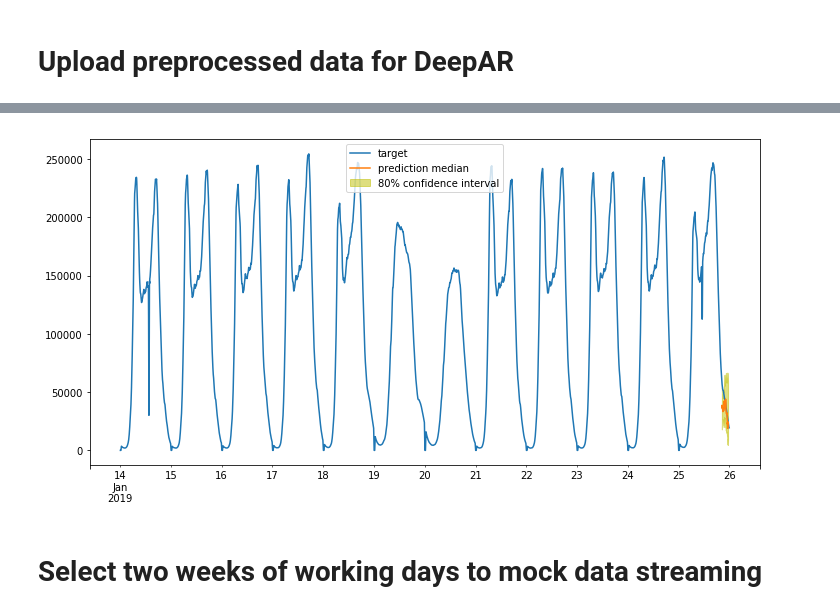
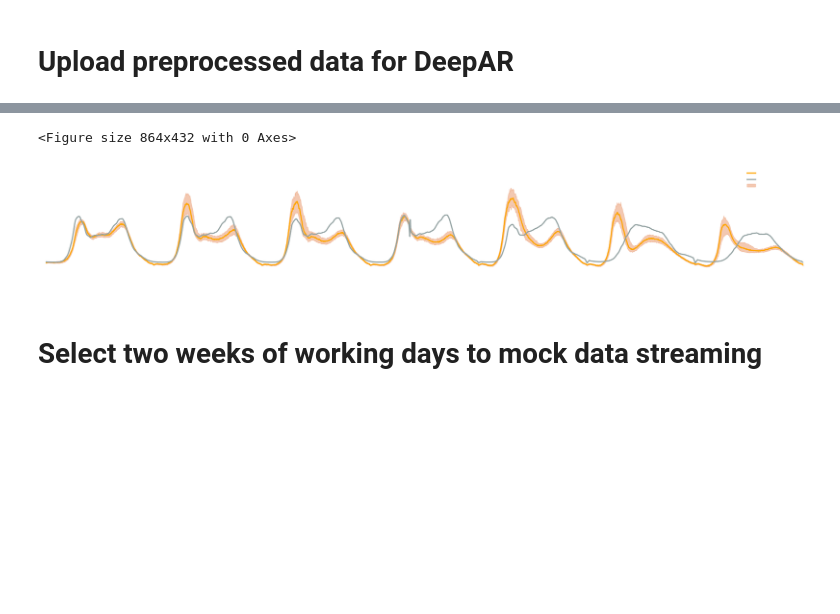
Before and after one commit to AlexandreRozier/BigDataAnalytics, a Jupyter notebook: utils/data-preprocessing.ipynb, the cells around one changed output, grey strips where cells are left out. Saved outputs shown, nothing was run; the diff lists cells and outputs as text; code cells hidden in the pictures; blank space fills up the shorter version.

```diff
--- a/utils/data-preprocessing.ipynb
+++ b/utils/data-preprocessing.ipynb
@@ -229,23 +237,3 @@ predictor = DeepARPredictor(
     sagemaker_session=sagemaker_session,
     content_type="application/json"
 )
-# %%
-
-predictor.set_prediction_parameters(freq=data_freq, prediction_length=n_3h_datapoints)
-predictions = predictor.predict([series[-45:-42]],
-                                [[list(holidays_feature_serie[-3:])+[0 for i in range(n_3h_datapoints)],
-                                    list(weekends_feature_series[-3:])+[0 for i in range(n_3h_datapoints)]]
-                                ])
-
-
-for k in range(len(predictions)):
-    plt.figure(figsize=(12,6))
-    series[test_idx].plot(label='target')
-    p10 = predictions[k]['0.1']
-    p90 = predictions[k]['0.9']
-    plt.fill_between(p10.index, p10, p90, color='y', alpha=0.5, label='80% confidence interval')
-    predictions[k]['0.5'].plot(label='prediction median')
-    plt.legend()
-    plt.show()
-# %% [output]
-[figure, removed]
@@ -252,3 +250,58 @@ for k in range(len(predictions)):
+# %%
+#predictions[0].to_csv('deepar_weekly_trained_weekends.csv')
+predictions = [pd.read_csv('deepar_no_dyn.csv')]
+for k in range(len(predictions)):
+    plt.figure(figsize=(12,6))
+    # series[test_idx].plot(label='target')
+    p10 = predictions[k]['0.1']
+    p90 = predictions[k]['0.9']
+    #plt.fill_between(p10.index, p10, p90, color='y', alpha=0.5, label='80% confidence interval')
+    #predictions[k]['0.5'].plot(label='prediction median')
+    #plt.legend()
+    #plt.show()
+
+
+    fig, ax = plt.subplots(1,figsize=(32,5))
+
+    c = 'white'
+    ax.plot(np.arange(len(predictions[k])),predictions[k]["0.5"].values,linewidth=2.8,color='orange',label='Expected Value')
+    ax.plot(np.arange(len(series[test_idx])),series[test_idx].values, label='Ground truth',color="#93A2A2",linewidth=2.8)
+    ax.fill_between(
+        np.arange(len(predictions[k])),
+        p10,
+        p90,
+        color='#E99365',
+        alpha=0.5,
+        label='Standard Deviation'
+    )
+    ax.set_ylim(-100000,500000)
+    ax.set_yticks(np.linspace(0,500000,4))
+    ax.set_yticklabels(np.linspace(0,3,4,dtype='int'))
+    #     ax.set_ylabel('100k requests per 5min',fontdict=dict(color=c,size=10))
+    ax.axes.yaxis.set_visible(False)
+    ax.set_xticks(np.linspace(0,len(predictions[k]),8))
+    ax.set_xticklabels(['Mon','Tue','Wed','Thu','Fri','Sat','Sun'])
+    ax.set_xlim(0,len(predictions[k]))
+    ax.spines['bottom'].set_color('grey')
+    ax.spines['bottom'].set_alpha(0)
+    ax.spines['top'].set_color('grey')
+    ax.spines['top'].set_alpha(0)
+    ax.spines['right'].set_color('grey')
+    ax.spines['right'].set_alpha(0)
+    ax.spines['left'].set_color('grey')
+    ax.spines['left'].set_alpha(0)
+    ax.tick_params(axis='x', colors=c)
+    ax.tick_params(axis='y', colors=c)
+    ax.title.set_color(c)
+    ax.legend(prop={'size': 20})
+
+    l = ax.legend(framealpha=0)
+    for text in l.get_texts():
+        text.set_color(c)
+    fig.savefig('plots/deepar_no_dyn.png',transparent=True)
+# %% [output]
+<Figure size 864x432 with 0 Axes>
+[figure, added]
 # %% [markdown]
 # Select two weeks of working days to mock data streaming
 # %%
```
Also changed, not shown: parts of 7 cells of this notebook, 22 other files.
